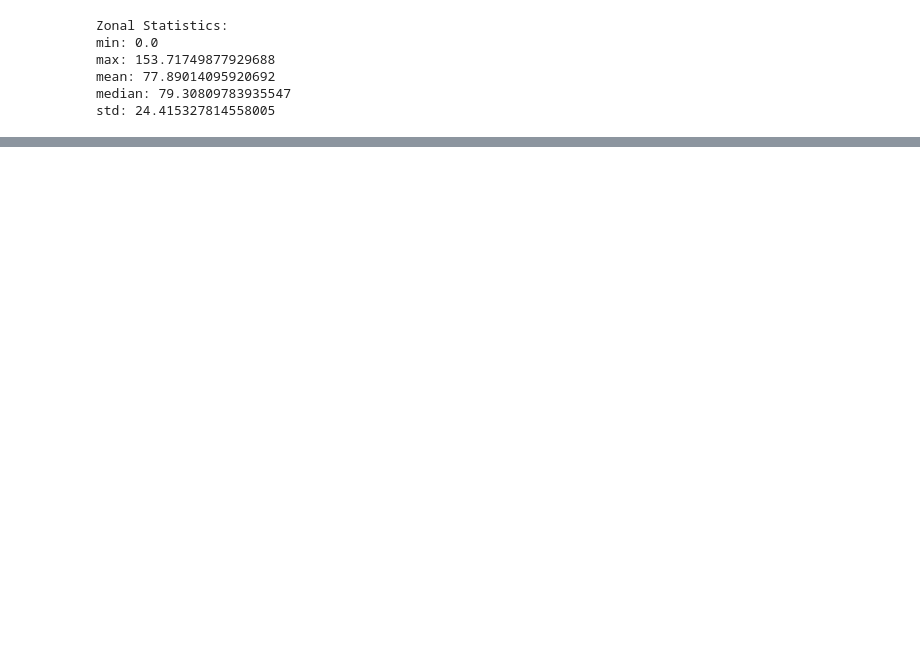
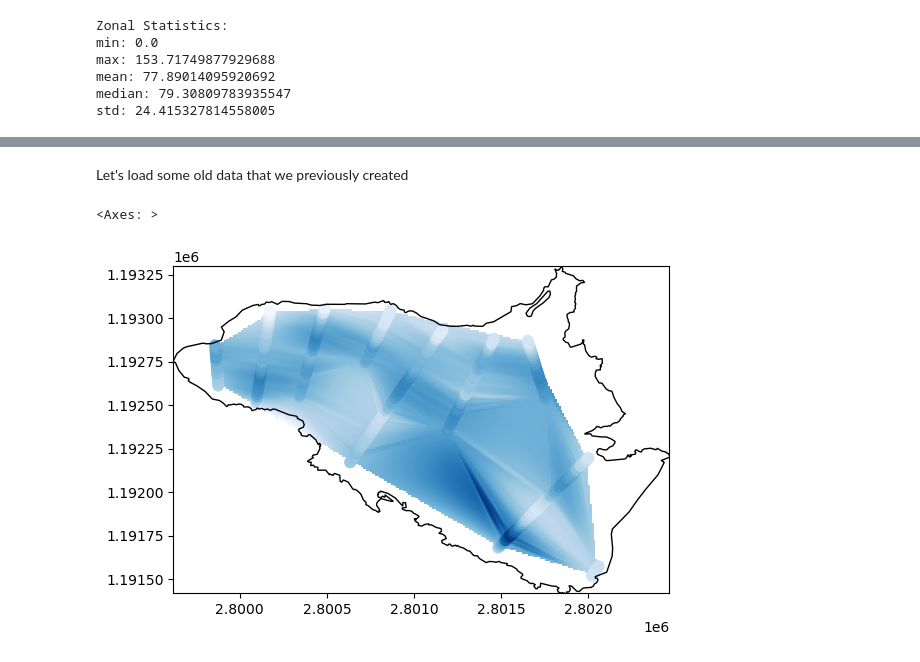
Before and after one commit to mauro3/CORDS, a Jupyter notebook: Workshop-Geodata-Processing/Working-with-raster-data-solutions.ipynb, the cells around one changed output, grey strips where cells are left out. Saved outputs shown, nothing was run; the diff lists cells and outputs as text; code cells hidden in the pictures; blank space fills up the shorter version.

Commit message:
updated cell_size in writing raster data

```diff
--- a/Workshop-Geodata-Processing/Working-with-raster-data-solutions.ipynb
+++ b/Workshop-Geodata-Processing/Working-with-raster-data-solutions.ipynb
@@ -290,30 +339,36 @@ print(buffered_points)
+# %% [markdown]
+Let's load some old data that we previously created
 # %%
 points_inside = gpd.read_file('data/glathida_inside_sgi.geojson')
 # %%
 # Extract the bounds of the polygon
 minx, miny, maxx, maxy = outline.total_bounds
 # Create an empty grid for interpolation
-grid_x, grid_y = np.mgrid[minx:maxx:100j, miny:maxy:100j]  # 100j for a 100x100 grid
+cell_size = 10 #m
+grid_x, grid_y = np.meshgrid(np.arange(minx, maxx, cell_size), np.arange(maxy, miny, -cell_size)) # for a grid with 10m spacing
 # %%
-points = np.array(list(zip(points_inside.geometry.x, points_inside.geometry.y)))
+points = np.column_stack([points_inside.geometry.x, points_inside.geometry.y])
 values = points_inside['THICKNESS'].values
 # %%
 grid_z = griddata(points, values, (grid_x, grid_y), method='linear') #try also cubic. Which one looks better?
 # %%
 f, ax = plt.subplots()
 #using imshow
-ax.imshow(grid_z.T, origin='lower', extent=[grid_x.min(), grid_x.max(), grid_y.min(), grid_y.max()], aspect='auto', cmap='Blues')
+ax.imshow(grid_z, extent=[grid_x.min(), grid_x.max(), grid_y.min(), grid_y.max()], cmap='Blues')
 #using contour
 #ax.contourf(grid_x, grid_y, grid_z, cmap='Blues')
 
 #add points from measurements
 d = plt.scatter(
     points_inside.geometry.x,  # x-coordinates of points
     points_inside.geometry.y,  # y-coordinates of points
     c=points_inside['THICKNESS'],  # values to use for coloring
     cmap='Blues',  # colormap
     s=75,  # size of markers
     edgecolor='none',  # edge color of markers
     alpha=1  # transparency
 )
 outline.plot(ax=ax, facecolor='None')
+# %% [output]
+<Axes: >
+[figure, added]
```
Also changed, not shown: parts of 28 cells of this notebook.
